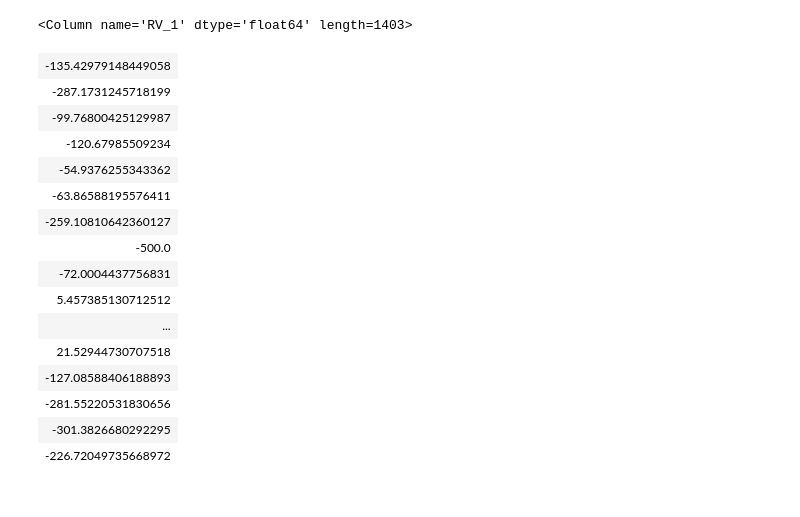
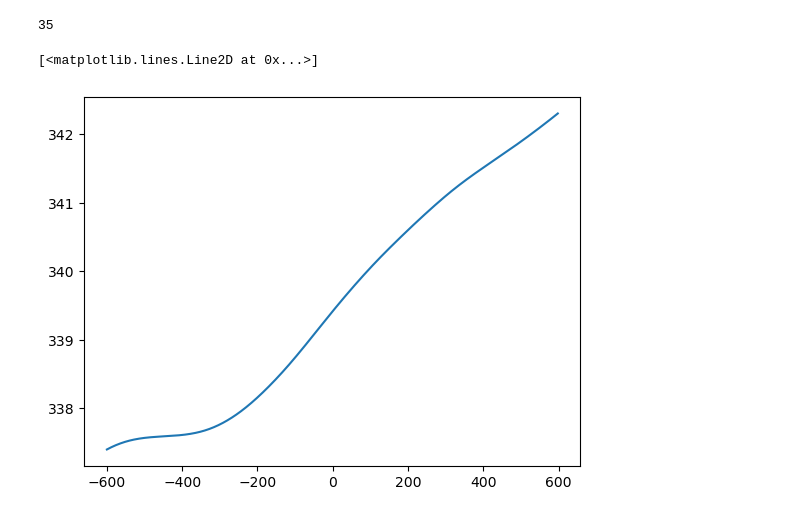
Before and after one commit to Galactic-Archaeology-Lab/het_cannon_projects, a Jupyter notebook: nachiket/tmplt_rv_correction.ipynb, the cells around one changed output. Saved outputs shown, nothing was run; the diff lists cells and outputs as text; code cells hidden in the pictures.

```diff
--- a/nachiket/tmplt_rv_correction.ipynb
+++ b/nachiket/tmplt_rv_correction.ipynb
@@ -135,4 +150,5 @@ for observed_spec in tqdm(observed_specs[:100]):
 # %%
+"""
 #Slower CCF using dot products
 c = 299792.46
 predicted_rvs = []
@@ -147,20 +163,18 @@ def get_score(v,tmplt_spec,observed_spec,observed_wavelengths):
 
 def ccf(observed_spec,observed_wavelengths,tmplt_spec):
     start = time.perf_counter()
-    value_range = np.arange(-600,600,0.5)
+    value_range = np.arange(-1000,1000,0.5)
 
     scores = []
     for rv in value_range:
         current_score = get_score(rv,tmplt_spec,observed_spec,observed_wavelengths)
         scores.append(current_score)
     predicted_rv = value_range[np.argmax(scores)]
-    finish = time.perf_counter()
-    print(finish-start)
     return predicted_rv
-
 
 counter = 0
 for observed_spec in tqdm(observed_specs[:100]):
     best_tmplt_idx = min_score_idx[counter]
-    predicted_rvs.append(   ccf(observed_spec,observed_wavelengths,tmplt_specs[best_tmplt_idx])  )
+    predicted_rvs.append(   ccf(observed_spec,observed_wavelengths,norm_tmplt_specs[best_tmplt_idx])  )
     counter += 1
+"""
@@ -201,20 +181,44 @@ predicted_rvs
-# %%
-spec_data["RV_1"]
-# %% [output]
-<Column name='RV_1' dtype='float64' length=1403>
-| -135.42979148449058 |
-| -287.1731245718199 |
-| -99.76800425129987 |
-| -120.67985509234 |
-| -54.9376255343362 |
-| -63.86588195576411 |
-| -259.10810642360127 |
-| -500.0 |
-| -72.0004437756831 |
-| 5.457385130712512 |
-| ... |
-| 21.52944730707518 |
-| -127.08588406188893 |
-| -281.55220531830656 |
-| -301.3826680292295 |
-| -226.72049735668972 |
+# %%
+#Slower CCF using dot products
+c = 299792.46
+def get_score(v,tmplt_spec,observed_spec,observed_wavelengths):
+
+    tmplt_shift_const = (v+c)/c #formula (2)
+    new_wavelengths = observed_wavelengths * tmplt_shift_const
+    test_cs = CubicSpline(new_wavelengths,tmplt_spec)
+    interpolated_tmplt_spec = np.array(test_cs(observed_wavelengths))
+    return np.dot(interpolated_tmplt_spec,observed_spec)
+
+def ccf(observed_spec,observed_wavelengths,tmplt_spec):
+
+    value_range = np.arange(-600,600,2)
+
+    scores = []
+    for rv in value_range:
+        current_score = get_score(rv,tmplt_spec,observed_spec,observed_wavelengths)
+        scores.append(current_score)
+    predicted_rv = value_range[np.argmax(scores)]
+
+    return predicted_rv,scores
+
+counter = 0
+predicted_rvs = []
+scores = []
+
+for observed_spec in tqdm(observed_specs[:100]):
+    best_tmplt_idx = min_score_idx[counter]
+    predicted_rv, score_arr =  ccf(observed_spec,observed_wavelengths,norm_tmplt_specs[best_tmplt_idx])
+    predicted_rvs.append(predicted_rv)
+    scores.append(score_arr)
+    counter += 1
+# %%
+unique, counts = np.unique(predicted_rvs, return_counts=True)
+d = dict(zip(unique, counts))
+d[598]
+# %% [output]
+35
+# %%
+plt.plot(np.arange(-600,600,2),scores[88])
+# %% [output]
+[<matplotlib.lines.Line2D at 0x...>]
+[figure, added]
```
Also changed, not shown: parts of 10 cells of this notebook, 2 other files.
